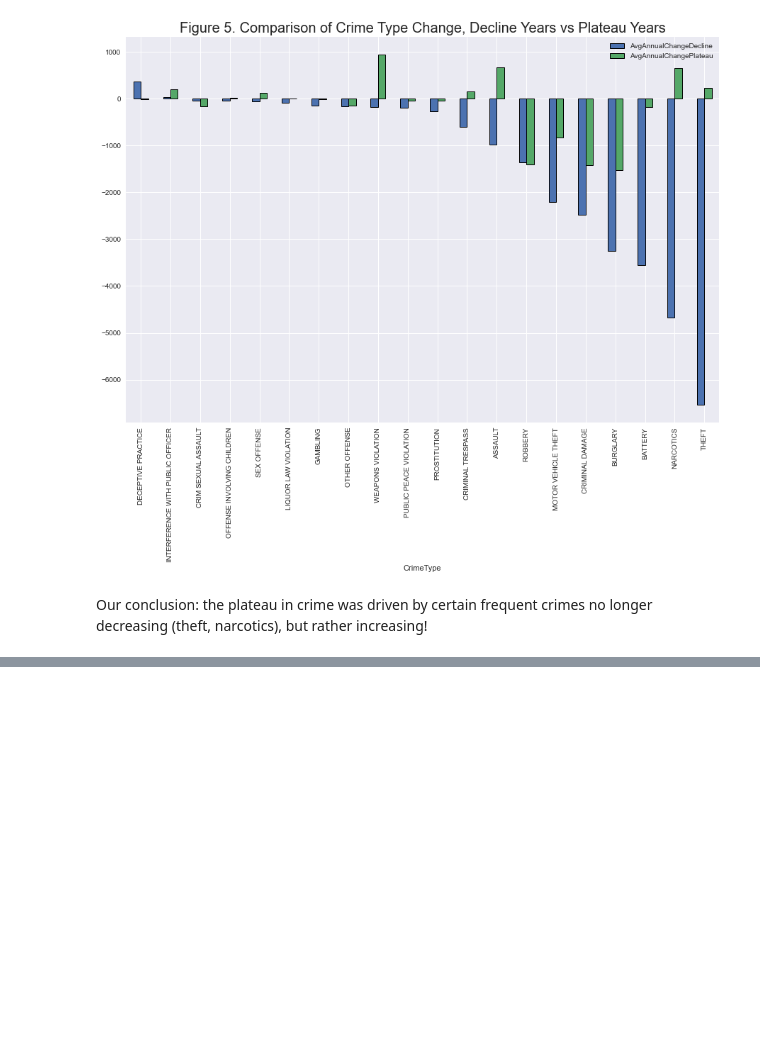
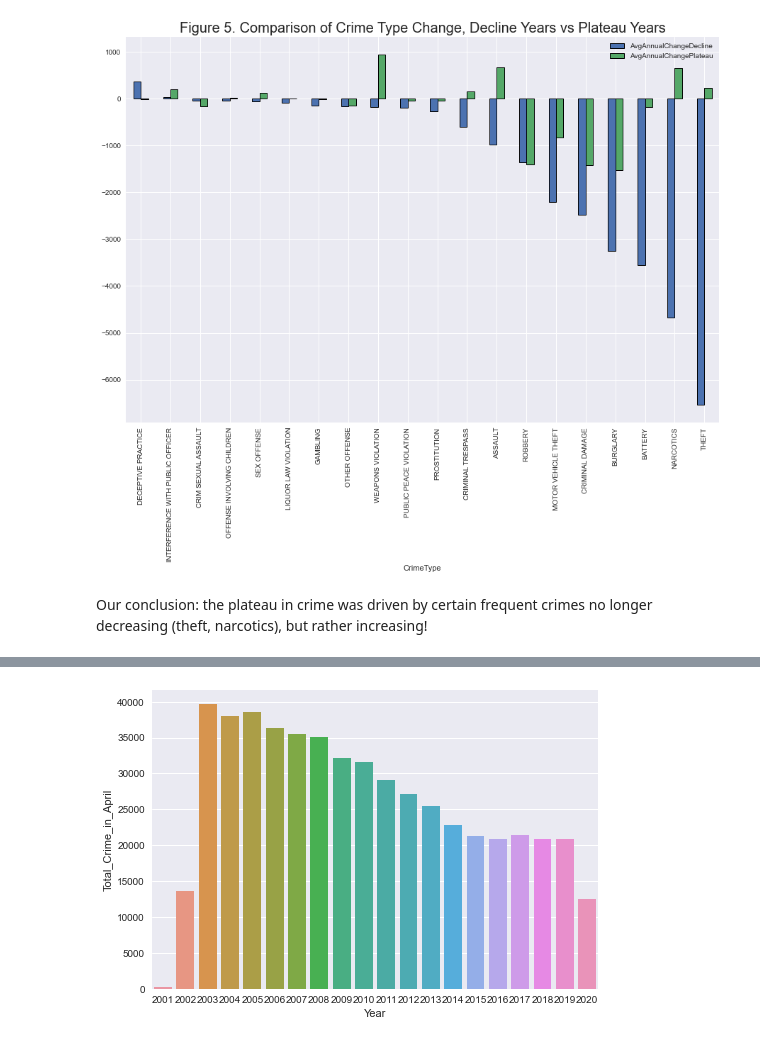
Before and after one commit to tjdolan121/4502Proj, a Jupyter notebook: forge/code/DataMiningQuestions.ipynb, the cells around one changed output, grey strips where cells are left out. Saved outputs shown, nothing was run; the diff lists cells and outputs as text; code cells hidden in the pictures; blank space fills up the shorter version.

```diff
--- a/forge/code/DataMiningQuestions.ipynb
+++ b/forge/code/DataMiningQuestions.ipynb
@@ -283,0 +332,6 @@ Our conclusion: the plateau in crime was driven by certain frequent crimes no lo
+# %%
+april_year_over_year = pd.DataFrame(aprils_df.groupby('year').size()).reset_index()
+april_year_over_year.columns = ['Year', 'Total_Crime_in_April']
+sns.barplot(x='Year', y='Total_Crime_in_April', data=april_year_over_year);
+# %% [output]
+[figure, added]
```
Also changed, not shown: parts of 10 cells of this notebook.
